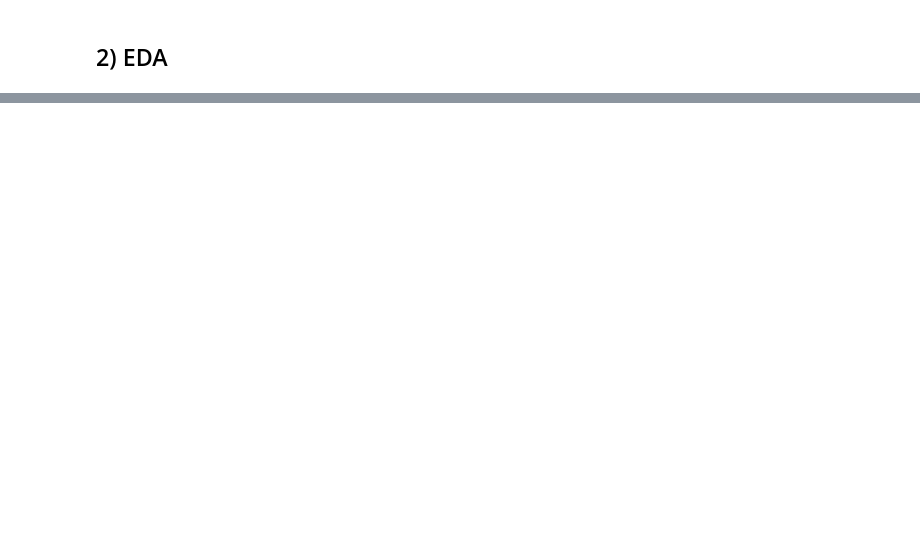
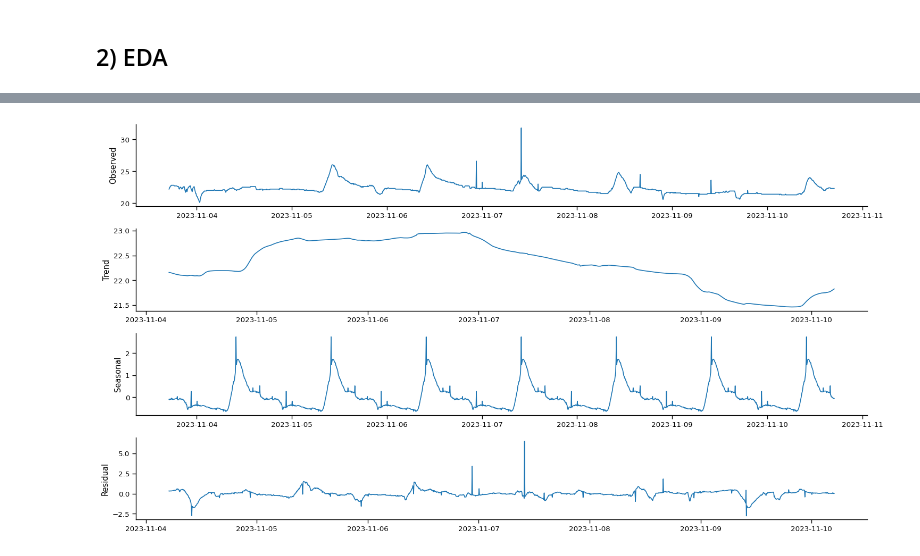
Before and after one commit to razielar/anomaly_detection, a Jupyter notebook: iot/anomaly_detection_iot.ipynb, the cells around one changed output, grey strips where cells are left out. Cells and saved outputs as stored; diff of their text form; code cells hidden in the pictures; blank space fills up the shorter version.

```diff
--- a/iot/anomaly_detection_iot.ipynb
+++ b/iot/anomaly_detection_iot.ipynb
@@ -69,0 +110,24 @@ plt.show()
+# %%
+sns.set_context("paper", font_scale= 1.1)
+plt.figure(figsize=(15, 8))
+
+plt.subplot(411)
+plt.plot(result.observed)
+plt.ylabel('Observed')
+
+plt.subplot(412)
+plt.plot(result.trend)
+plt.ylabel('Trend')
+
+plt.subplot(413)
+plt.plot(result.seasonal)
+plt.ylabel('Seasonal')
+
+plt.subplot(414)
+plt.plot(result.resid)
+plt.ylabel('Residual')
+
+plt.savefig("plots/ts_decomposition.png")
+plt.tight_layout()
+# %% [output]
+[figure, added]
```
Also changed, not shown: parts of 13 cells of this notebook, 1 other file.
